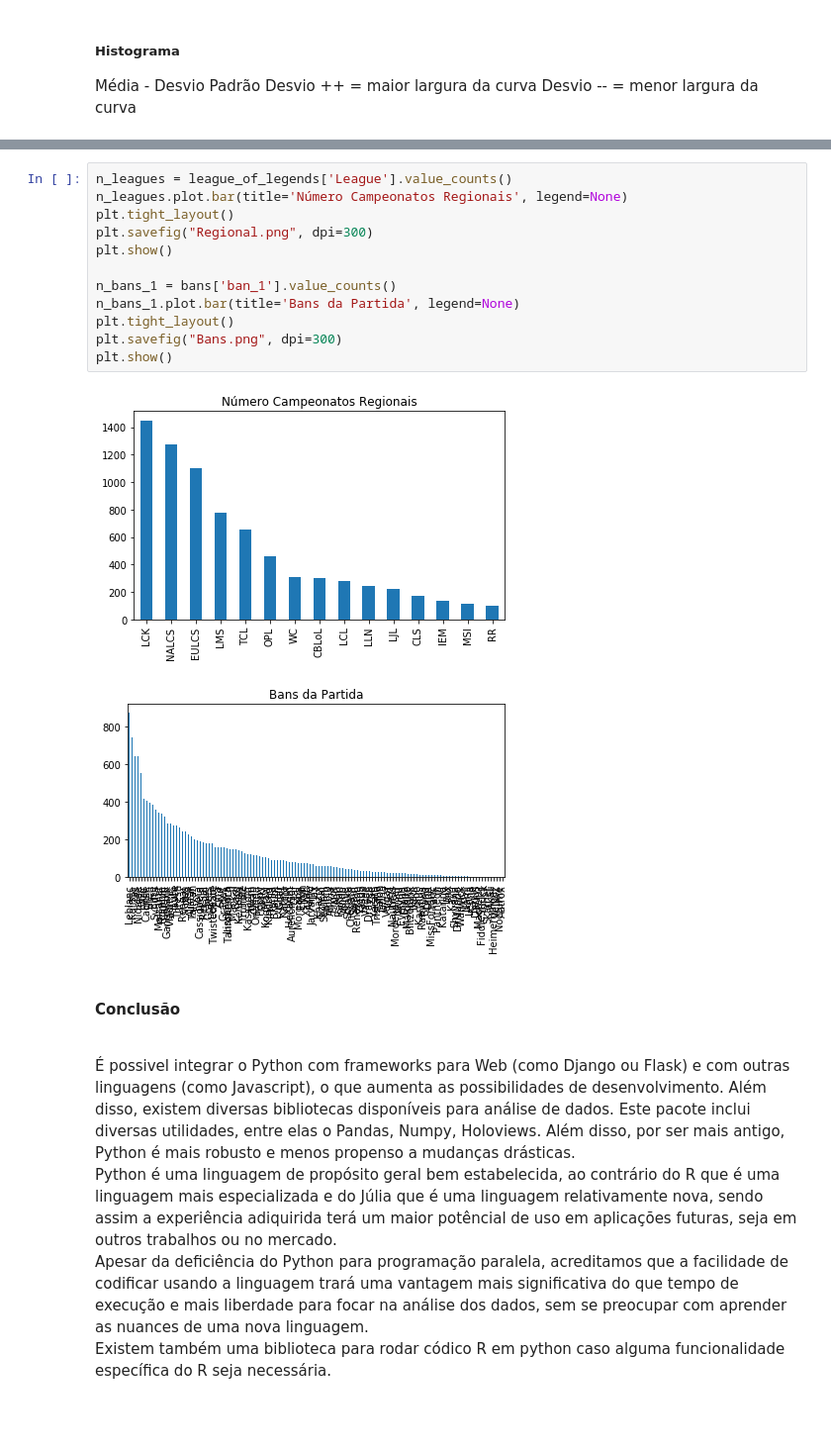
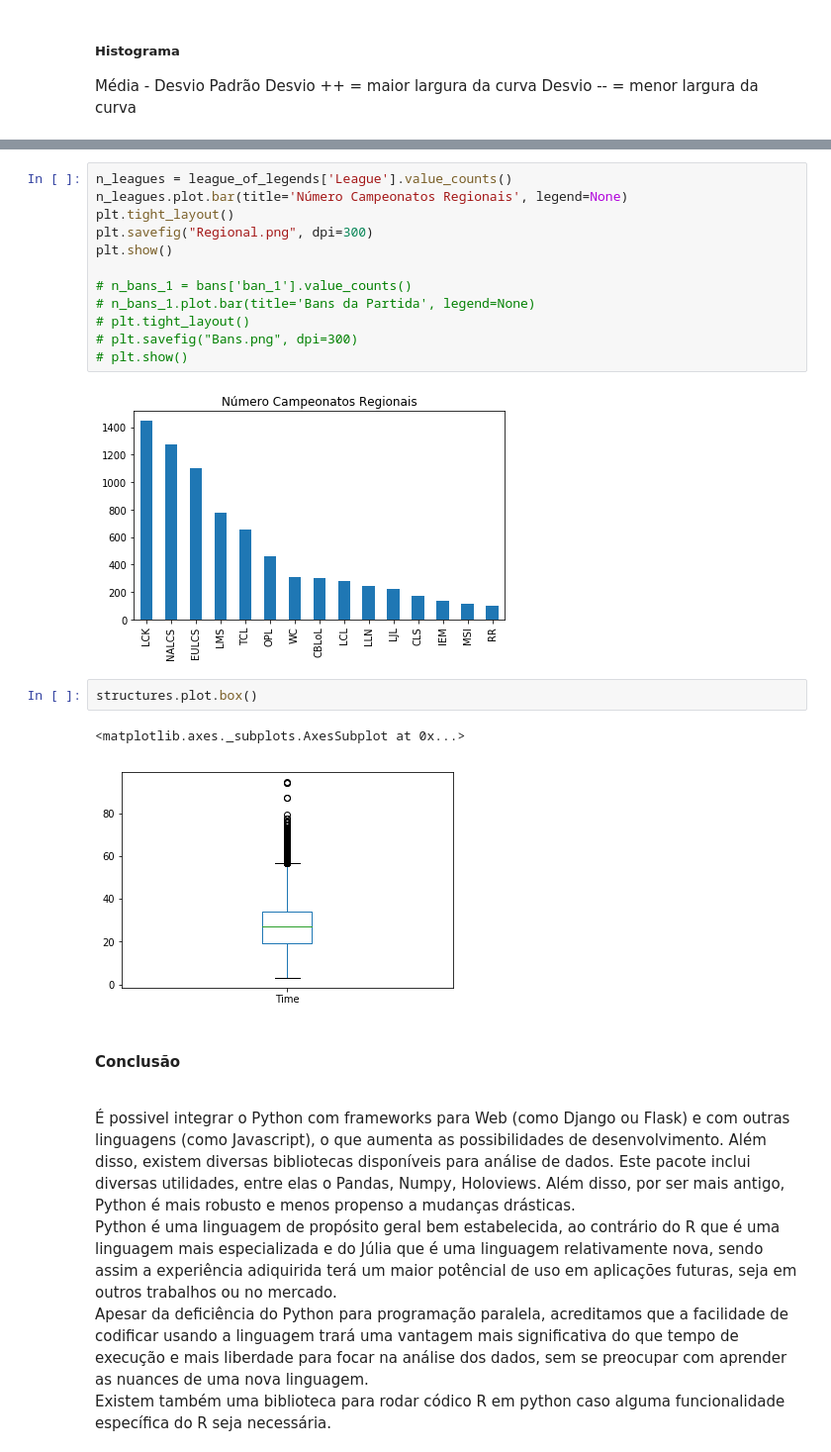
Before and after one commit to hawkthief/League_of_Vivas, a Jupyter notebook: jupyter/Ciência de Dados.ipynb, the cells around one changed output, grey strips where cells are left out. Shown at 99% size. Drawn from its saved outputs; the diff is of its cells as text; blank space fills up the shorter version.

```diff
--- a/jupyter/Ciência de Dados.ipynb
+++ b/jupyter/Ciência de Dados.ipynb
@@ -226,14 +219,18 @@ plt.tight_layout()
 plt.savefig("Regional.png", dpi=300)
 plt.show()
 
-n_bans_1 = bans['ban_1'].value_counts()
-n_bans_1.plot.bar(title='Bans da Partida', legend=None)
-plt.tight_layout()
-plt.savefig("Bans.png", dpi=300)
-plt.show()
+# n_bans_1 = bans['ban_1'].value_counts()
+# n_bans_1.plot.bar(title='Bans da Partida', legend=None)
+# plt.tight_layout()
+# plt.savefig("Bans.png", dpi=300)
+# plt.show()
 # %% [output]
 [figure]
-[figure, removed]
+# %%
+structures.plot.box()
+# %% [output]
+<matplotlib.axes._subplots.AxesSubplot at 0x...>
+[figure, added]
 # %% [markdown]
 <h4><strong>Conclusão</strong></h4>
        <br> É possivel integrar o Python com frameworks para Web (como Django ou Flask) e com outras linguagens (como Javascript), o que aumenta as possibilidades de desenvolvimento. Além disso, existem diversas bibliotecas disponíveis para análise de dados. Este pacote inclui diversas utilidades, entre elas o Pandas, Numpy, Holoviews. Além disso, por ser mais antigo, Python é mais robusto e menos propenso a mudanças drásticas.
```
Also changed, not shown: parts of 3 cells of this notebook, 16 other files.
